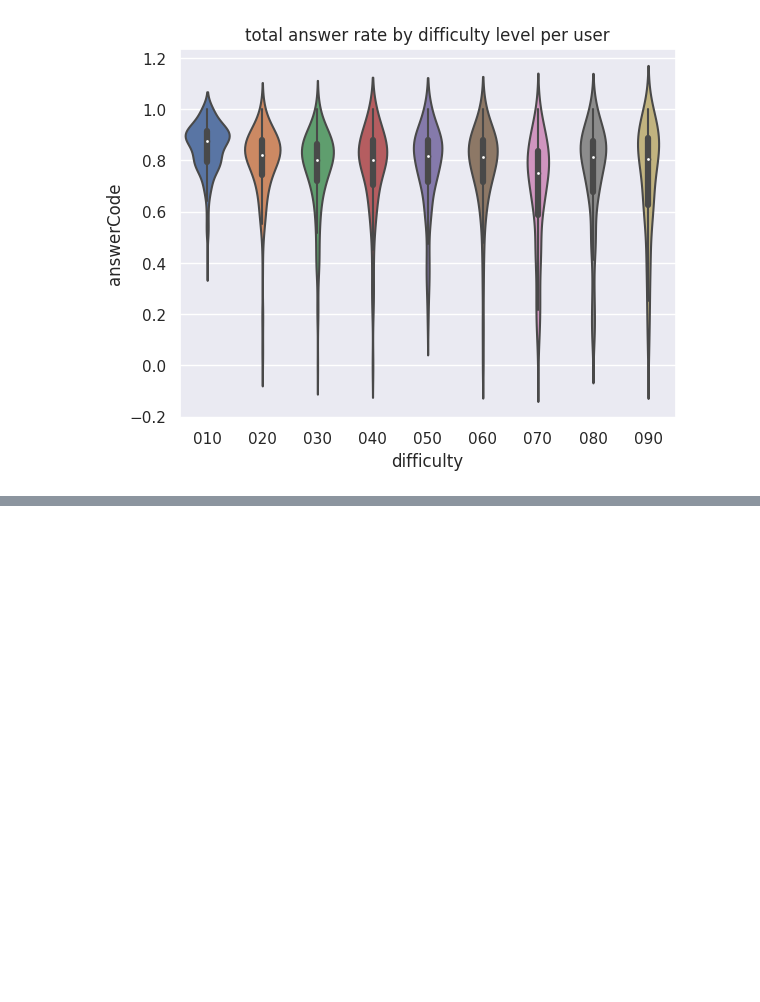
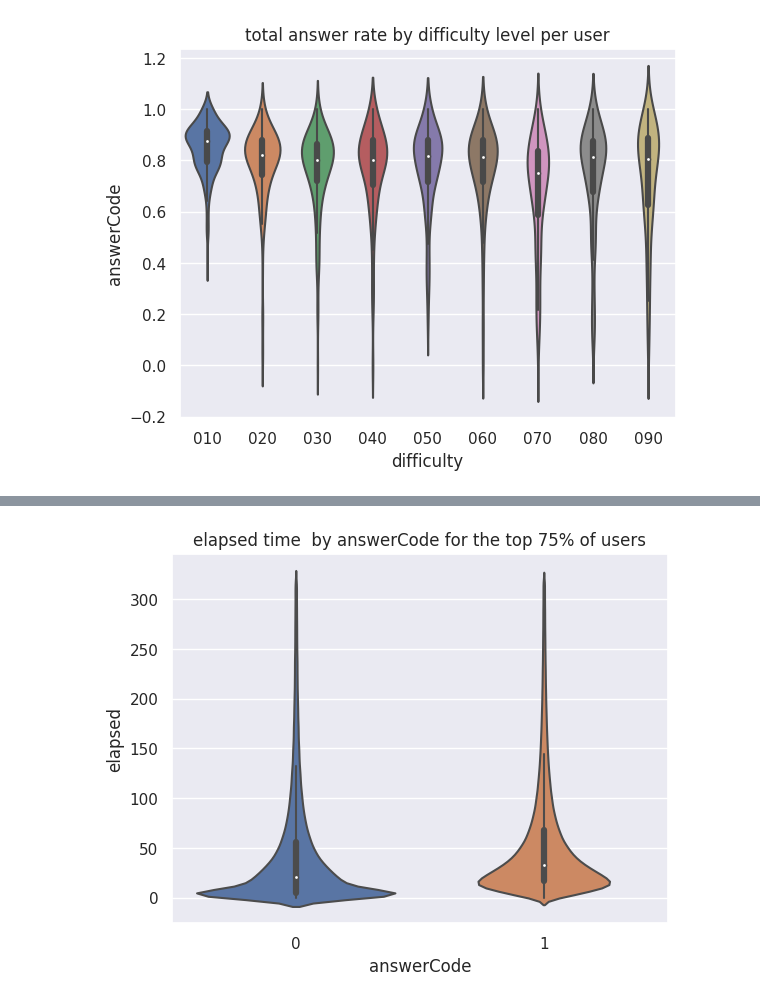
Before and after one commit to boostcampaitech5/level2_dkt-recsys-09, a Jupyter notebook: eda/khj_eda.ipynb, the cells around one changed output, grey strips where cells are left out. Drawn from its saved outputs; the diff is of its cells as text; code cells hidden in the pictures; blank space fills up the shorter version.

```diff
--- a/eda/khj_eda.ipynb
+++ b/eda/khj_eda.ipynb
@@ -524,0 +580,11 @@ sns.violinplot(x="difficulty", y="answerCode", data=high_level_users)
+# %%
+# 찍는 학생이 적을 것으로 기대되는 경우에도 오답일 경우의 분포가 위와 비슷한지 알아보자 (상위 75%의 분포)
+
+user_groupby = df.groupby('userID').agg({'answerCode':'mean'})
+user_groupby.rename(columns={'answerCode': 'answer_rate'}, inplace=True)
+
+df_copy = df.copy()
+
+df_copy = df_copy.merge(user_groupby, on='userID')
+
+df_copy.describe()
@@ -524,0 +601,11 @@ sns.violinplot(x="difficulty", y="answerCode", data=high_level_users)
+# %%
+idx = df_copy[df_copy['answer_rate'] > 0.57].index
+df_filter = df_copy.loc[idx, :]
+# %%
+fig, ax = plt.subplots()
+
+ax.set_title("elapsed time  by answerCode for the top 75% of users")
+sns.violinplot(x="answerCode", y="elapsed", data=df_filter)
+
+# 위의 그래프보다는 아니지만 answerCode 0과 1사이의 elapsed time 분포가 차이가 있다
+# %% [output]
@@ -524,0 +613 @@ sns.violinplot(x="difficulty", y="answerCode", data=high_level_users)
+[figure, added]
```
Also changed, not shown: parts of 67 cells of this notebook.
